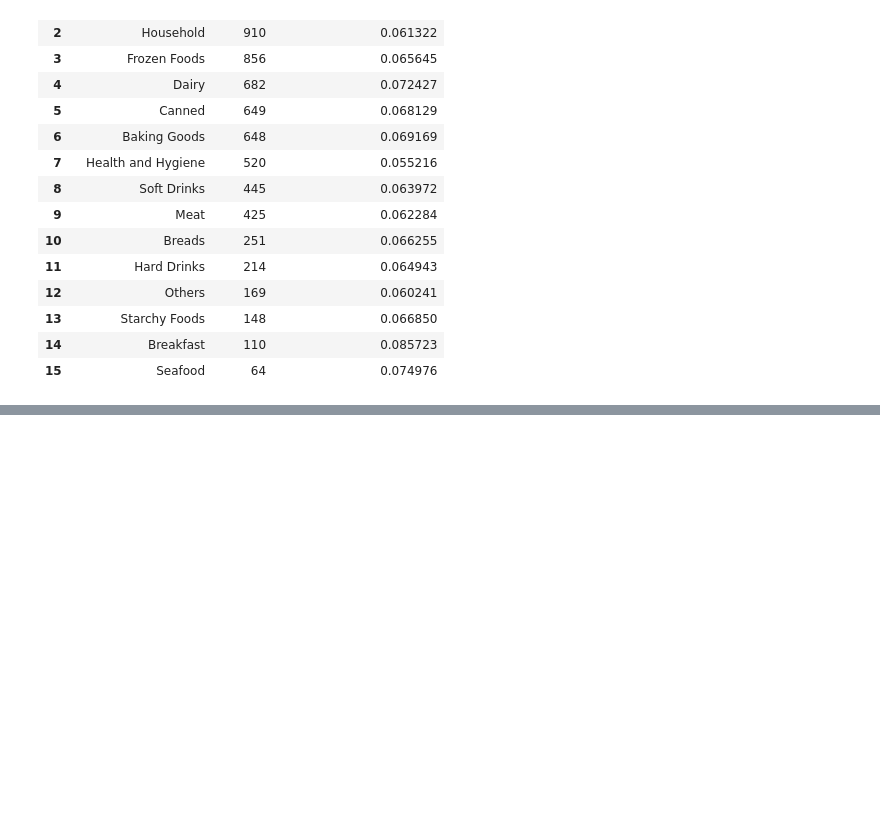
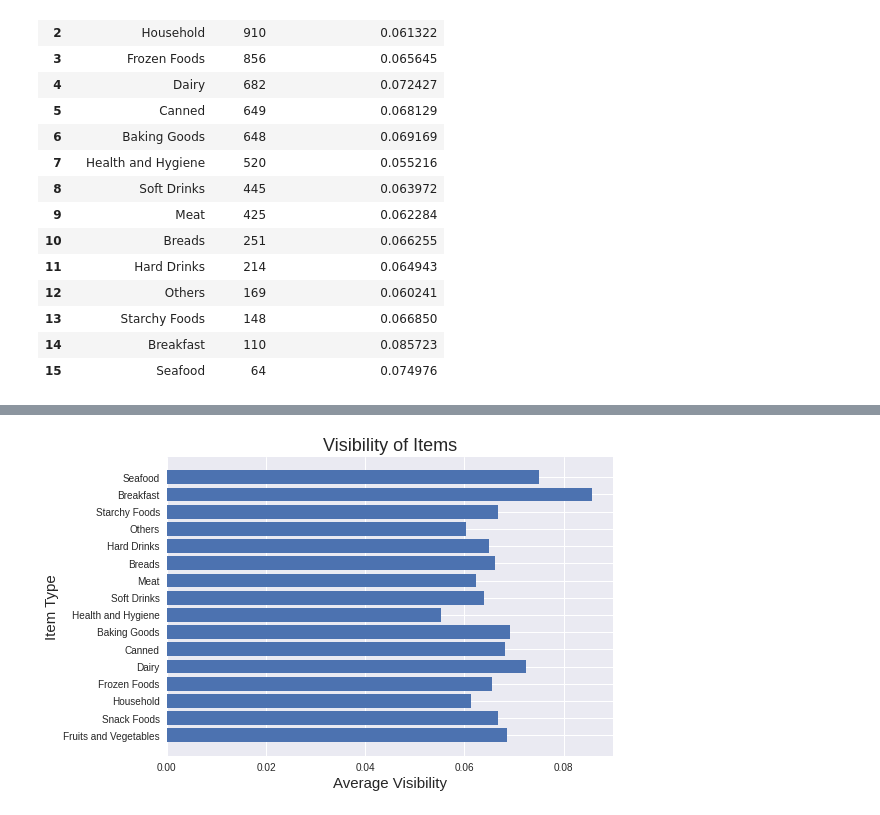
Before and after one commit to ELBrown11/CodingDojoPortfolioProjects, a Jupyter notebook: Project1.ipynb, the cells around one changed output, grey strips where cells are left out. Cells and saved outputs as stored; diff of their text form; code cells hidden in the pictures; blank space fills up the shorter version.

```diff
--- a/Project1.ipynb
+++ b/Project1.ipynb
@@ -401,0 +397,7 @@ plt.scatter()
+# %%
+plt.barh(item_v_viz_data['Item_Type'], item_v_viz_data['Average_Item_Visibility']);
+plt.title('Visibility of Items', fontsize=18);
+plt.xlabel('Average Visibility', fontsize=15);
+plt.ylabel('Item Type', fontsize=15);
+# %% [output]
+[figure, added]
```
Also changed, not shown: parts of 6 cells of this notebook.
